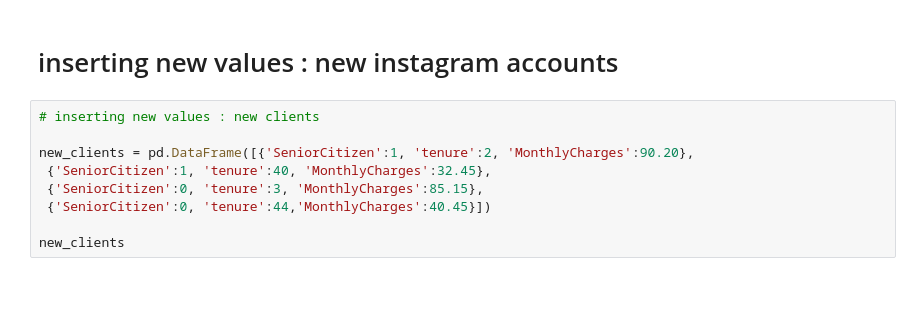
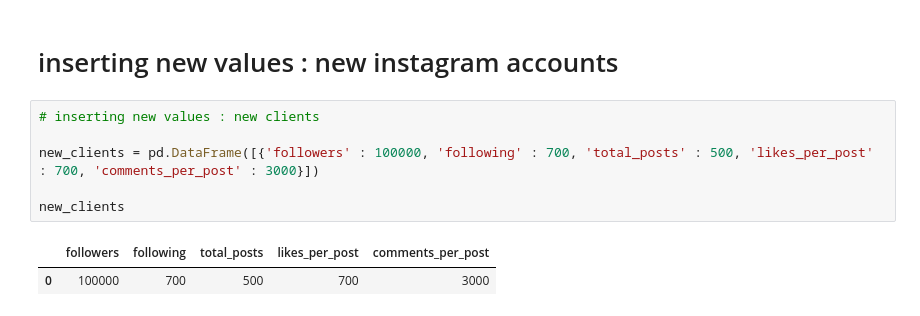
Before and after one commit to cristiana-ayres/Insta-engagement-pred, a Jupyter notebook: 7_cum_frequency.ipynb, the cells around one changed output. Drawn from its saved outputs; the diff is of its cells as text; blank space fills up the shorter version.

```diff
--- a/7_cum_frequency.ipynb
+++ b/7_cum_frequency.ipynb
@@ -565,14 +607,14 @@ scaled_X
 # %% [markdown]
 # inserting new values : new instagram accounts
-# %%
-# inserting new values : new clients
-
-new_clients = pd.DataFrame([{'SeniorCitizen':1, 'tenure':2, 'MonthlyCharges':90.20},
- {'SeniorCitizen':1, 'tenure':40, 'MonthlyCharges':32.45},
- {'SeniorCitizen':0, 'tenure':3, 'MonthlyCharges':85.15},
- {'SeniorCitizen':0, 'tenure':44,'MonthlyCharges':40.45}])
-
-new_clients
+# %%
+# inserting new values : new clients
+
+new_clients = pd.DataFrame([{'followers' : 100000, 'following' : 700, 'total_posts' : 500, 'likes_per_post' : 700, 'comments_per_post' : 3000}])
+
+new_clients
+# %% [output]
+|  | followers | following | total_posts | likes_per_post | comments_per_post |
+| 0 | 100000 | 700 | 500 | 700 | 3000 |
 # %%
 # predict using the logistic 1 which was trained in data that was not standardized
 logistic.predict(new_clients)
```
Also changed, not shown: parts of 42 cells of this notebook.
